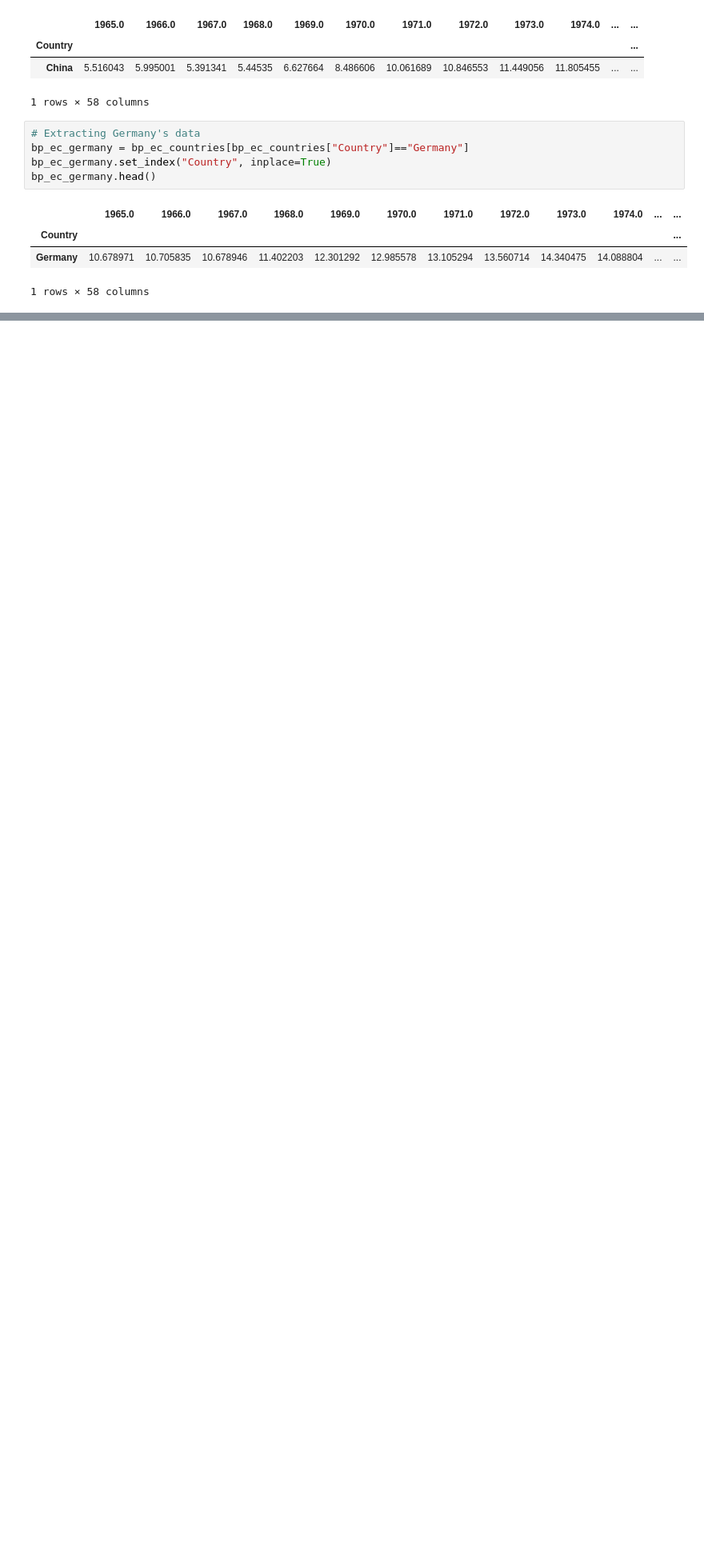
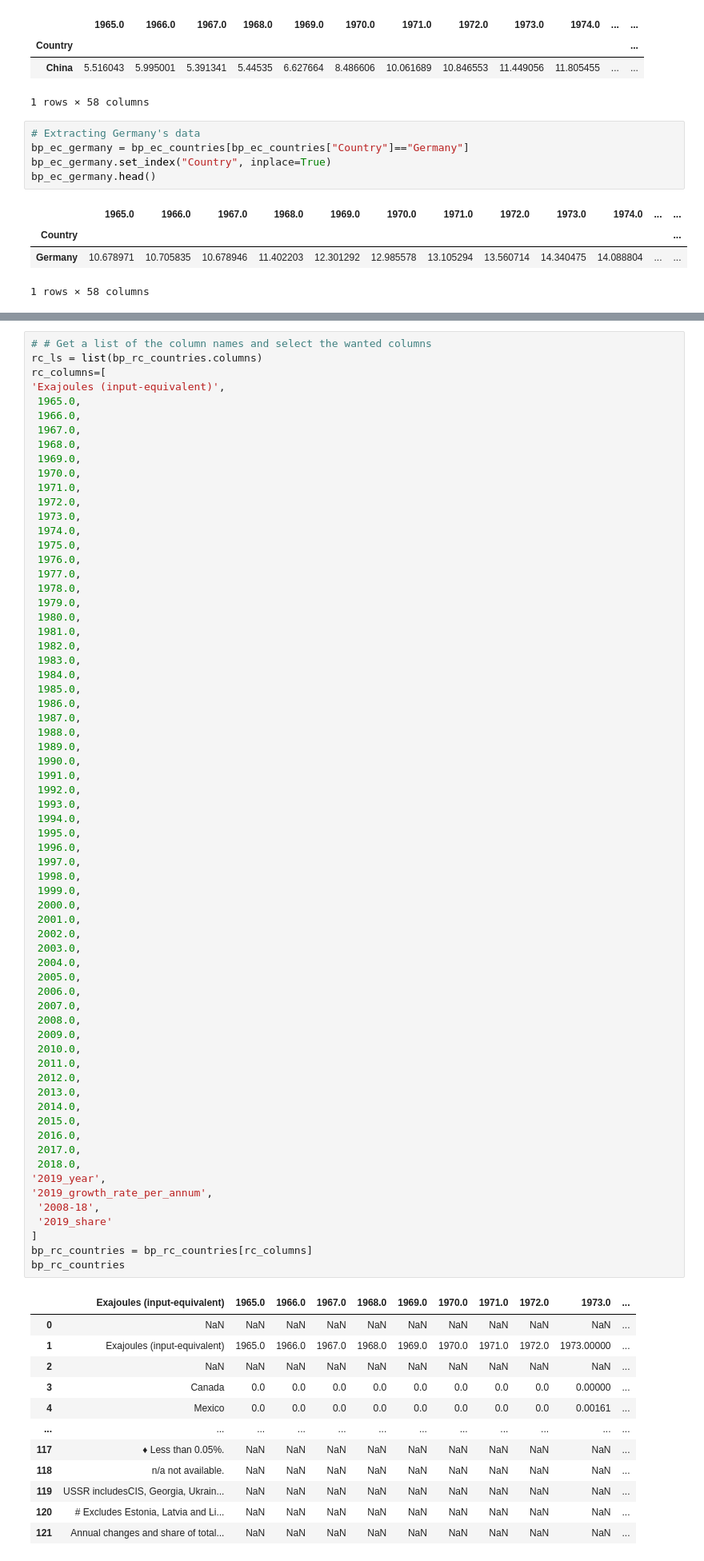
Before and after one commit to yuyhong23/ETL_Project, a Jupyter notebook: ETL_PROJECT.ipynb, the cells around one changed output, grey strips where cells are left out. Shown: that part at 80% size. Saved outputs shown, nothing was run; the diff lists cells and outputs as text; blank space fills up the shorter version.

```diff
--- a/ETL_PROJECT.ipynb
+++ b/ETL_PROJECT.ipynb
@@ -298,0 +359,79 @@ bp_ec_germany.head()
+# %%
+# # Get a list of the column names and select the wanted columns
+rc_ls = list(bp_rc_countries.columns)
+rc_columns=[
+'Exajoules (input-equivalent)',
+ 1965.0,
+ 1966.0,
+ 1967.0,
+ 1968.0,
+ 1969.0,
+ 1970.0,
+ 1971.0,
+ 1972.0,
+ 1973.0,
+ 1974.0,
+ 1975.0,
+ 1976.0,
+ 1977.0,
+ 1978.0,
+ 1979.0,
+ 1980.0,
+ 1981.0,
+ 1982.0,
+ 1983.0,
+ 1984.0,
+ 1985.0,
+ 1986.0,
+ 1987.0,
+ 1988.0,
+ 1989.0,
+ 1990.0,
+ 1991.0,
+ 1992.0,
+ 1993.0,
+ 1994.0,
+ 1995.0,
+ 1996.0,
+ 1997.0,
+ 1998.0,
+ 1999.0,
+ 2000.0,
+ 2001.0,
+ 2002.0,
+ 2003.0,
+ 2004.0,
+ 2005.0,
+ 2006.0,
+ 2007.0,
+ 2008.0,
+ 2009.0,
+ 2010.0,
+ 2011.0,
+ 2012.0,
+ 2013.0,
+ 2014.0,
+ 2015.0,
+ 2016.0,
+ 2017.0,
+ 2018.0,
+'2019_year',
+'2019_growth_rate_per_annum',
+ '2008-18',
+ '2019_share'
+]
+bp_rc_countries = bp_rc_countries[rc_columns]
+bp_rc_countries
+# %% [output]
+|  | Exajoules (input-equivalent) | 1965.0 | 1966.0 | 1967.0 | 1968.0 | 1969.0 | 1970.0 | 1971.0 | 1972.0 | 1973.0 | ... |
+| 0 | NaN | NaN | NaN | NaN | NaN | NaN | NaN | NaN | NaN | NaN | ... |
+| 1 | Exajoules (input-equivalent) | 1965.0 | 1966.0 | 1967.0 | 1968.0 | 1969.0 | 1970.0 | 1971.0 | 1972.0 | 1973.00000 | ... |
+| 2 | NaN | NaN | NaN | NaN | NaN | NaN | NaN | NaN | NaN | NaN | ... |
+| 3 | Canada | 0.0 | 0.0 | 0.0 | 0.0 | 0.0 | 0.0 | 0.0 | 0.0 | 0.00000 | ... |
+| 4 | Mexico | 0.0 | 0.0 | 0.0 | 0.0 | 0.0 | 0.0 | 0.0 | 0.0 | 0.00161 | ... |
+| ... | ... | ... | ... | ... | ... | ... | ... | ... | ... | ... | ... |
+| 117 | ♦ Less than 0.05%. | NaN | NaN | NaN | NaN | NaN | NaN | NaN | NaN | NaN | ... |
+| 118 | n/a not available. | NaN | NaN | NaN | NaN | NaN | NaN | NaN | NaN | NaN | ... |
+| 119 | USSR includesCIS, Georgia, Ukrain... | NaN | NaN | NaN | NaN | NaN | NaN | NaN | NaN | NaN | ... |
+| 120 | # Excludes Estonia, Latvia and Li... | NaN | NaN | NaN | NaN | NaN | NaN | NaN | NaN | NaN | ... |
+| 121 | Annual changes and share of total... | NaN | NaN | NaN | NaN | NaN | NaN | NaN | NaN | NaN | ... |
```
Also changed, not shown: parts of 15 cells of this notebook.
